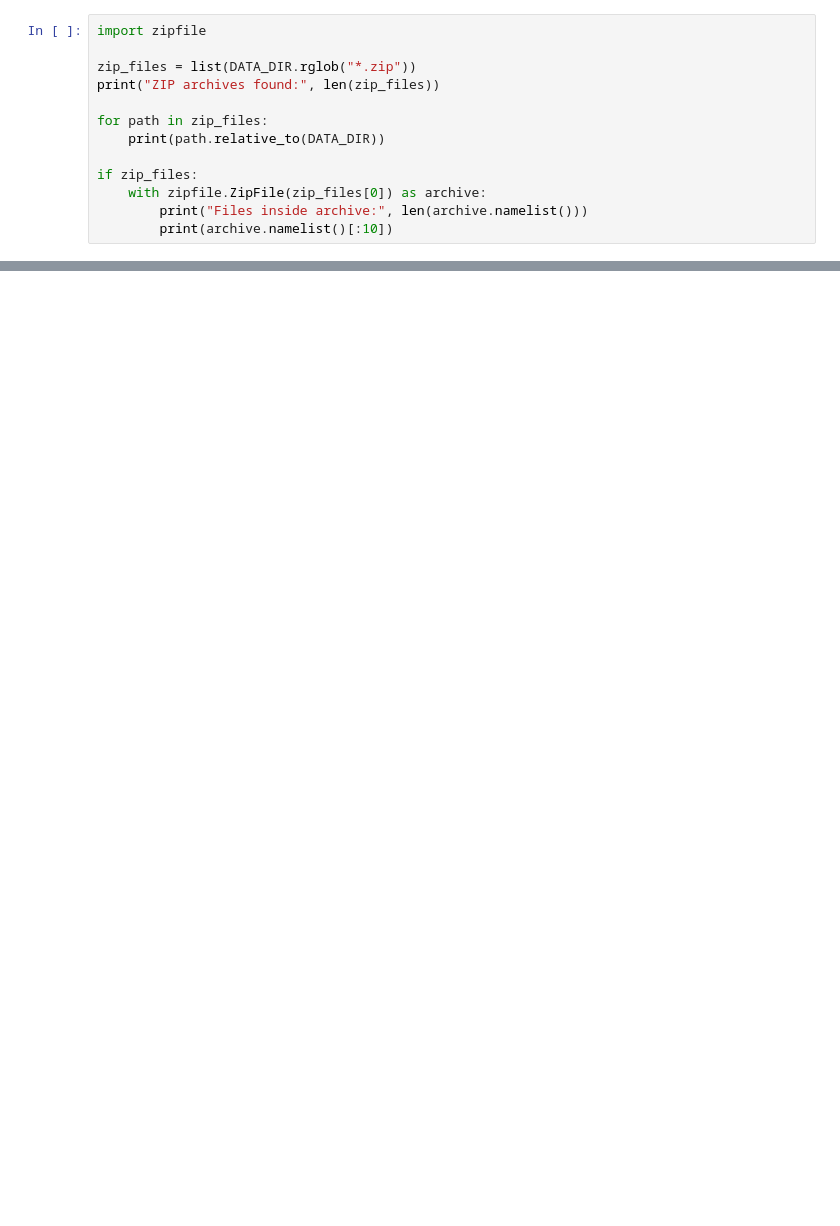
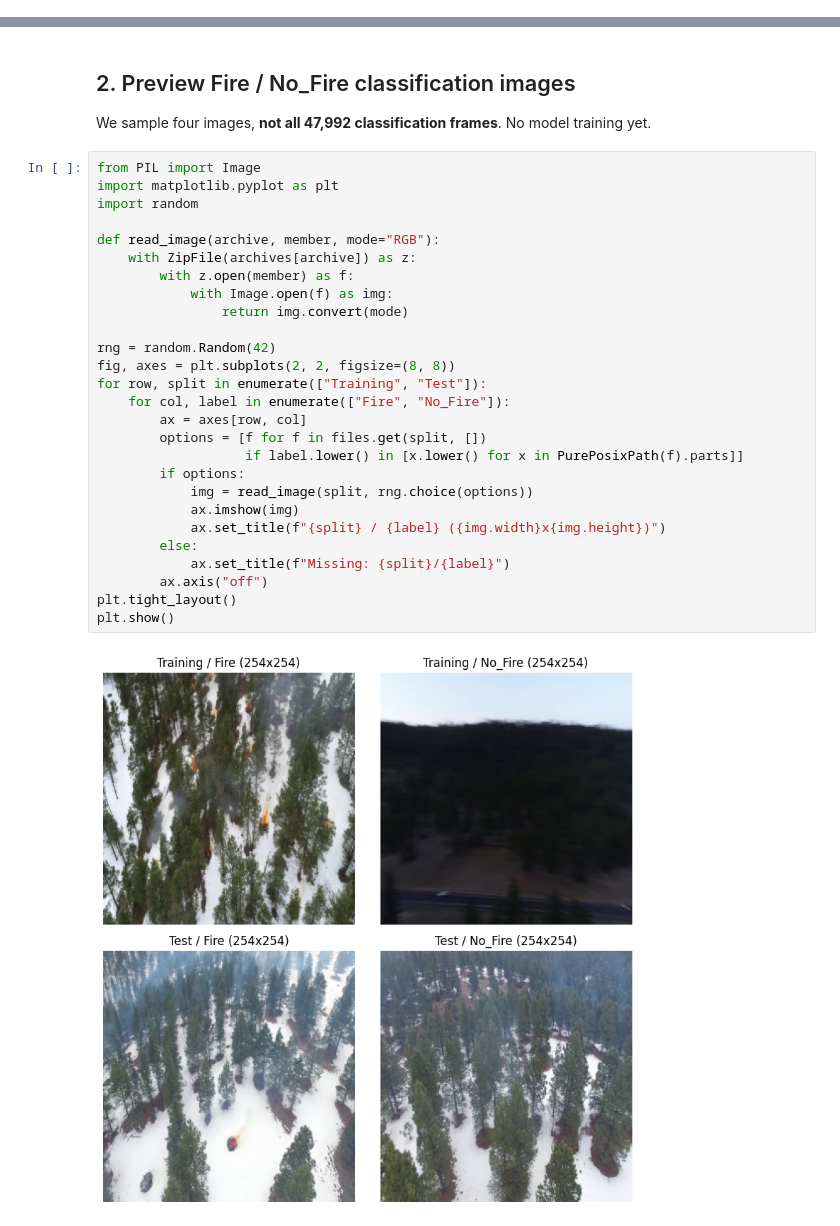
Before and after one commit to DavidBraun777/aerial-fire-vision, a Jupyter notebook: notebooks/starter.ipynb, the cells around one changed output, grey strips where cells are left out. Drawn from its saved outputs; the diff is of its cells as text; blank space fills up the shorter version.

```diff
--- a/notebooks/starter.ipynb
+++ b/notebooks/starter.ipynb
@@ -23,13 +0,0 @@ else:
-# %%
-import zipfile
-
-zip_files = list(DATA_DIR.rglob("*.zip"))
-print("ZIP archives found:", len(zip_files))
-
-for path in zip_files:
-    print(path.relative_to(DATA_DIR))
-
-if zip_files:
-    with zipfile.ZipFile(zip_files[0]) as archive:
-        print("Files inside archive:", len(archive.namelist()))
-        print(archive.namelist()[:10])
@@ -37,0 +71,33 @@ if zip_files:
+# %% [markdown]
+## 2. Preview Fire / No_Fire classification images
+
+We sample four images, **not all 47,992 classification frames**. No model training yet.
+# %%
+from PIL import Image
+import matplotlib.pyplot as plt
+import random
+
+def read_image(archive, member, mode="RGB"):
+    with ZipFile(archives[archive]) as z:
+        with z.open(member) as f:
+            with Image.open(f) as img:
+                return img.convert(mode)
+
+rng = random.Random(42)
+fig, axes = plt.subplots(2, 2, figsize=(8, 8))
+for row, split in enumerate(["Training", "Test"]):
+    for col, label in enumerate(["Fire", "No_Fire"]):
+        ax = axes[row, col]
+        options = [f for f in files.get(split, [])
+                   if label.lower() in [x.lower() for x in PurePosixPath(f).parts]]
+        if options:
+            img = read_image(split, rng.choice(options))
+            ax.imshow(img)
+            ax.set_title(f"{split} / {label} ({img.width}x{img.height})")
+        else:
+            ax.set_title(f"Missing: {split}/{label}")
+        ax.axis("off")
+plt.tight_layout()
+plt.show()
+# %% [output]
+[figure, added]
```
Also changed, not shown: parts of 13 cells of this notebook.
